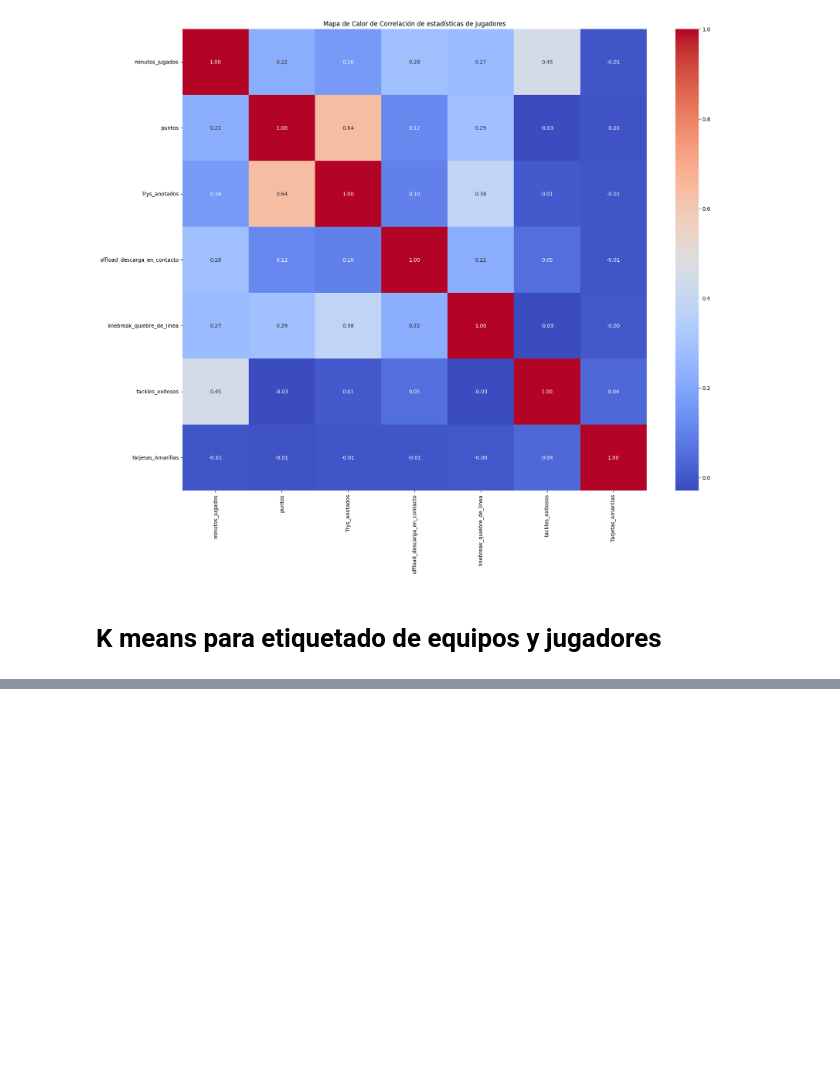
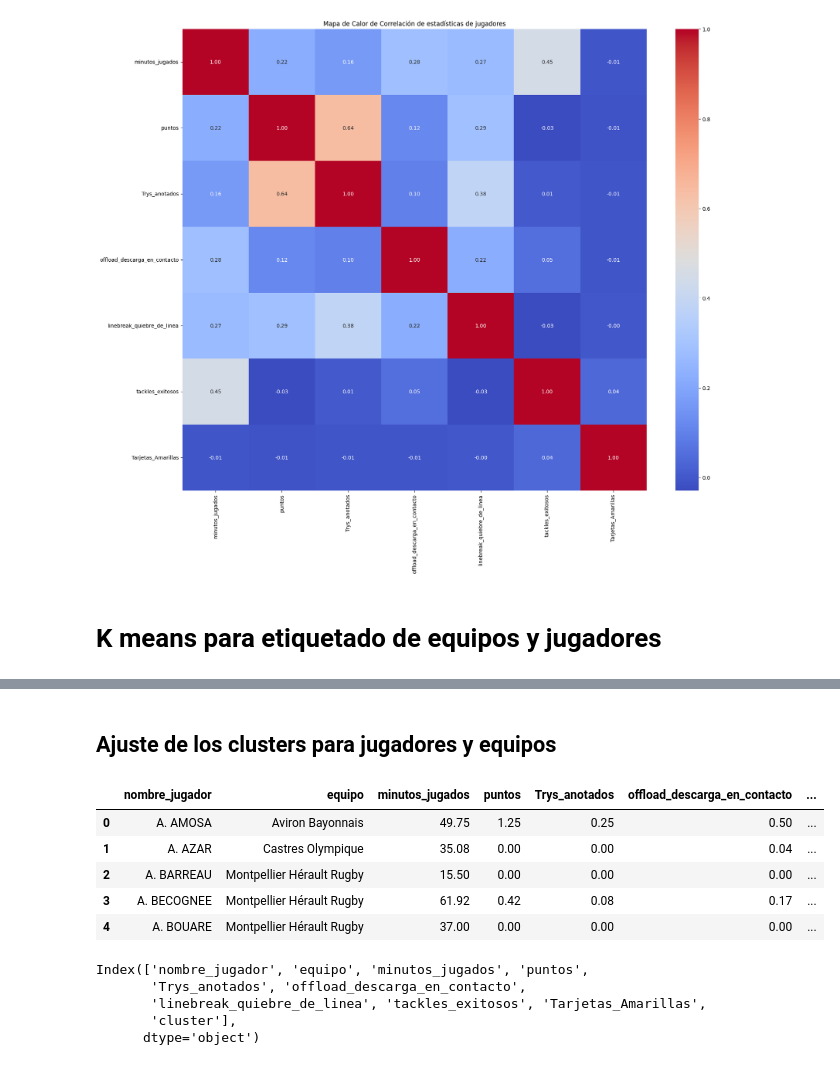
Before and after one commit to hubcborja/Proyecto_DataMining_NN, a Jupyter notebook: Proyecto_Mineria_Redes_Neuronales_HuberBorja.ipynb, the cells around one changed output, grey strips where cells are left out. Saved outputs shown, nothing was run; the diff lists cells and outputs as text; code cells hidden in the pictures; blank space fills up the shorter version.

```diff
--- a/Proyecto_Mineria_Redes_Neuronales_HuberBorja.ipynb
+++ b/Proyecto_Mineria_Redes_Neuronales_HuberBorja.ipynb
@@ -665,0 +705,22 @@ Para n_clusters = 10, el score de silueta es: 0.1155
+# %% [markdown]
+## Ajuste de los clusters para jugadores y equipos
+# %%
+top14_jugadores_km = KMeans(n_clusters=4, random_state=42, n_init=10)
+top14_perfiles_jugadores['cluster'] = top14_jugadores_km.fit_predict(X_jugadores_scaled)
+# %%
+top14_perfiles_jugadores.head()
+# %% [output]
+|  | nombre_jugador | equipo | minutos_jugados | puntos | Trys_anotados | offload_descarga_en_contacto | ... |
+| 0 | A. AMOSA | Aviron Bayonnais | 49.75 | 1.25 | 0.25 | 0.50 | ... |
+| 1 | A. AZAR | Castres Olympique | 35.08 | 0.00 | 0.00 | 0.04 | ... |
+| 2 | A. BARREAU | Montpellier Hérault Rugby | 15.50 | 0.00 | 0.00 | 0.00 | ... |
+| 3 | A. BECOGNEE | Montpellier Hérault Rugby | 61.92 | 0.42 | 0.08 | 0.17 | ... |
+| 4 | A. BOUARE | Montpellier Hérault Rugby | 37.00 | 0.00 | 0.00 | 0.00 | ... |
+# %%
+top14_perfiles_jugadores.columns
+# %% [output]
+Index(['nombre_jugador', 'equipo', 'minutos_jugados', 'puntos',
+       'Trys_anotados', 'offload_descarga_en_contacto',
+       'linebreak_quiebre_de_linea', 'tackles_exitosos', 'Tarjetas_Amarillas',
+       'cluster'],
+      dtype='object')
```
Also changed, not shown: parts of 4 cells of this notebook.
